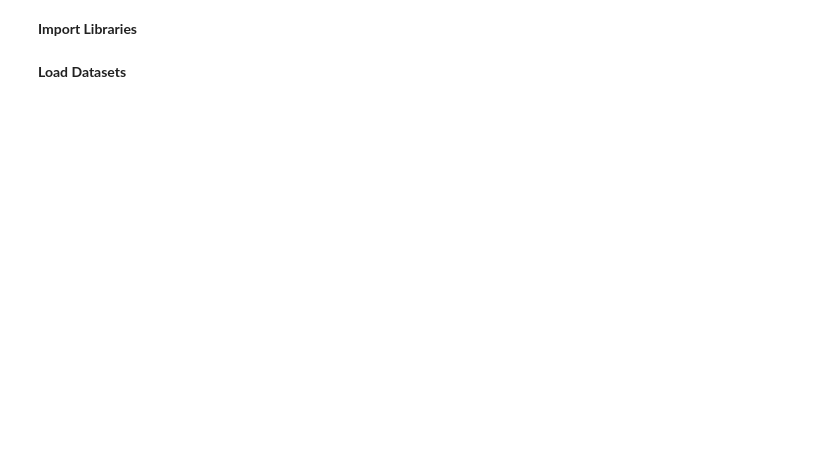
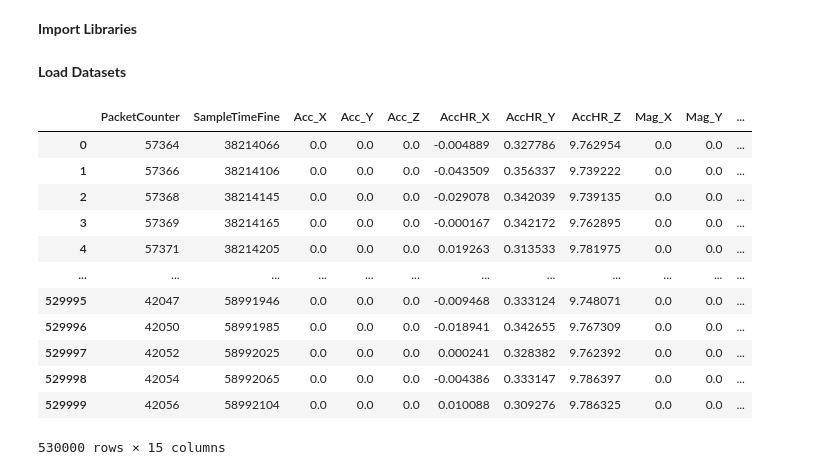
Before and after one commit to Samplergithub769/mtu-xsens-imu-Sensor, a Jupyter notebook: mtu_xsens_imu_Sensor.ipynb, the cells around one changed output. Drawn from its saved outputs; the diff is of its cells as text; code cells hidden in the pictures; blank space fills up the shorter version.

```diff
--- a/mtu_xsens_imu_Sensor.ipynb
+++ b/mtu_xsens_imu_Sensor.ipynb
@@ -15,3 +15,19 @@ df_100hz = pd.read_csv('/content/100hz.csv', skiprows=12)
 df_noise_25hz = pd.read_csv('/content/Noise_25HZ.csv', skiprows=12)
 df_noise_50hz = pd.read_csv('/content/Noise_50hz.csv', skiprows=12)
 df_noise_100hz = pd.read_csv('/content/Noise_100hz.csv', skiprows=12)
+# %%
+df_25hz
+# %% [output]
+|  | PacketCounter | SampleTimeFine | Acc_X | Acc_Y | Acc_Z | AccHR_X | AccHR_Y | AccHR_Z | Mag_X | Mag_Y | ... |
+| 0 | 57364 | 38214066 | 0.0 | 0.0 | 0.0 | -0.004889 | 0.327786 | 9.762954 | 0.0 | 0.0 | ... |
+| 1 | 57366 | 38214106 | 0.0 | 0.0 | 0.0 | -0.043509 | 0.356337 | 9.739222 | 0.0 | 0.0 | ... |
+| 2 | 57368 | 38214145 | 0.0 | 0.0 | 0.0 | -0.029078 | 0.342039 | 9.739135 | 0.0 | 0.0 | ... |
+| 3 | 57369 | 38214165 | 0.0 | 0.0 | 0.0 | -0.000167 | 0.342172 | 9.762895 | 0.0 | 0.0 | ... |
+| 4 | 57371 | 38214205 | 0.0 | 0.0 | 0.0 | 0.019263 | 0.313533 | 9.781975 | 0.0 | 0.0 | ... |
+| ... | ... | ... | ... | ... | ... | ... | ... | ... | ... | ... | ... |
+| 529995 | 42047 | 58991946 | 0.0 | 0.0 | 0.0 | -0.009468 | 0.333124 | 9.748071 | 0.0 | 0.0 | ... |
+| 529996 | 42050 | 58991985 | 0.0 | 0.0 | 0.0 | -0.018941 | 0.342655 | 9.767309 | 0.0 | 0.0 | ... |
+| 529997 | 42052 | 58992025 | 0.0 | 0.0 | 0.0 | 0.000241 | 0.328382 | 9.762392 | 0.0 | 0.0 | ... |
+| 529998 | 42054 | 58992065 | 0.0 | 0.0 | 0.0 | -0.004386 | 0.333147 | 9.786397 | 0.0 | 0.0 | ... |
+| 529999 | 42056 | 58992104 | 0.0 | 0.0 | 0.0 | 0.010088 | 0.309276 | 9.786325 | 0.0 | 0.0 | ... |
+530000 rows × 15 columns
```
Also changed, not shown: parts of 5 cells of this notebook.
